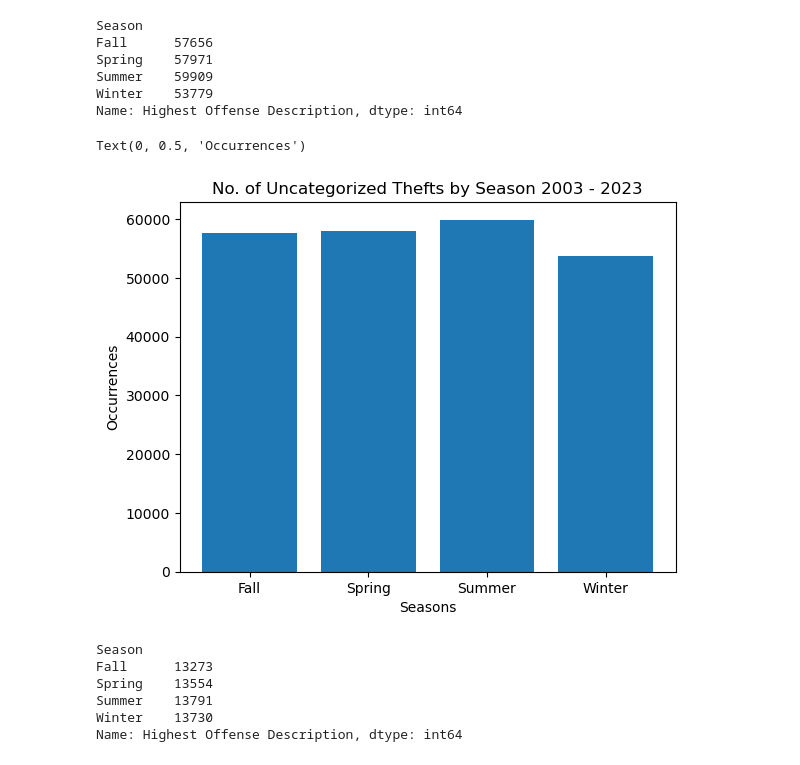
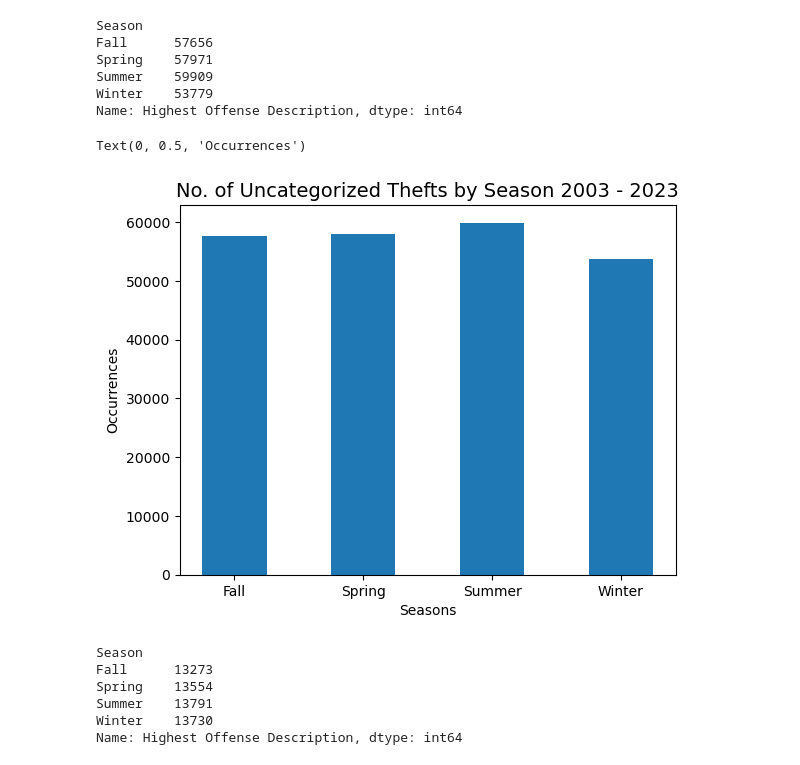
Before and after one commit to KillerTwinkie7/project-one, a Jupyter notebook: crime_analysis_ipynb-checkpoint2.ipynb, the cells around one changed output. Cells and saved outputs as stored; diff of their text form; code cells hidden in the pictures.

```diff
--- a/crime_analysis_ipynb-checkpoint2.ipynb
+++ b/crime_analysis_ipynb-checkpoint2.ipynb
@@ -242,15 +246,16 @@ Name: Highest Offense Description, dtype: int64
 # %%
 Seasons = ["Fall", "Spring", "Summer", "Winter"]
 Occurrances = [57656, 57971, 59909, 53779]
-plt.bar(Seasons, Occurrances)
+bar_width = 0.5
+plt.bar(Seasons, Occurrances, width=bar_width)
 
 # Set chart title and labels
-plt.title('No. of Uncategorized Thefts by Season 2003 - 2023')
+plt.title('No. of Uncategorized Thefts by Season 2003 - 2023', fontsize=14)
 plt.xlabel('Seasons')
 plt.ylabel('Occurrences')
 # %% [output]
 Text(0, 0.5, 'Occurrences')
-[figure, old version]
+[figure, new version]
 # %%
 season_theft_crimes_shoplift = season_theft_crimes[season_theft_crimes['Highest Offense Description'] == 'THEFT BY SHOPLIFTING']
 # %%
```
Also changed, not shown: parts of 4 cells of this notebook.
